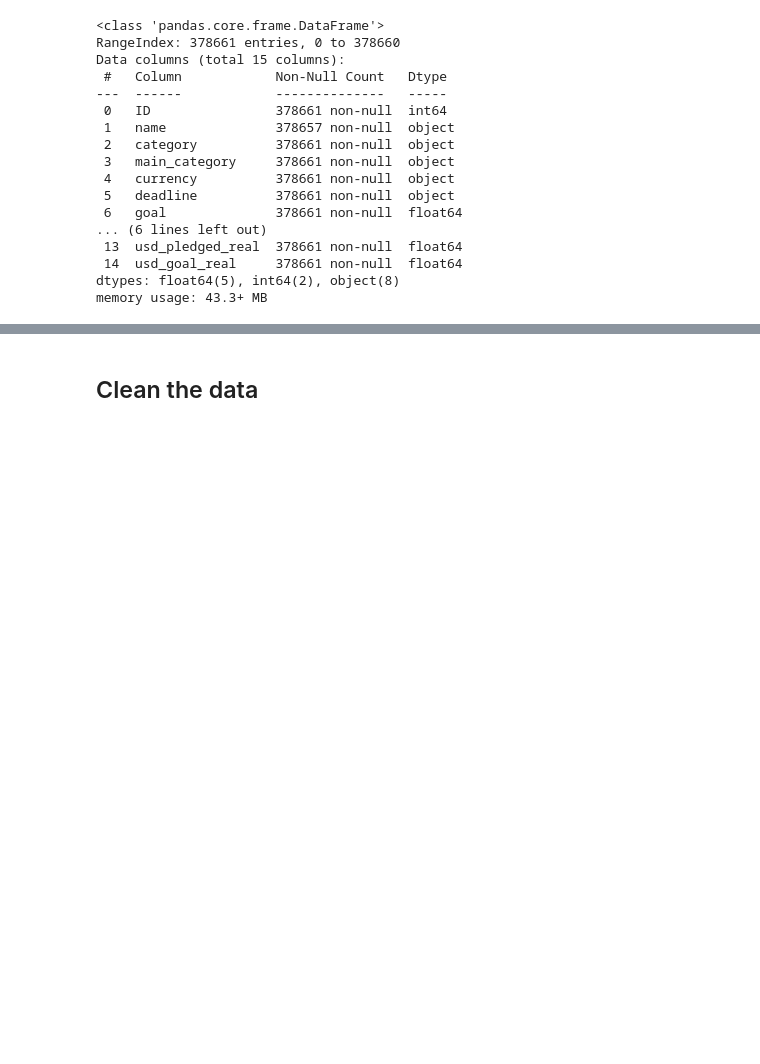
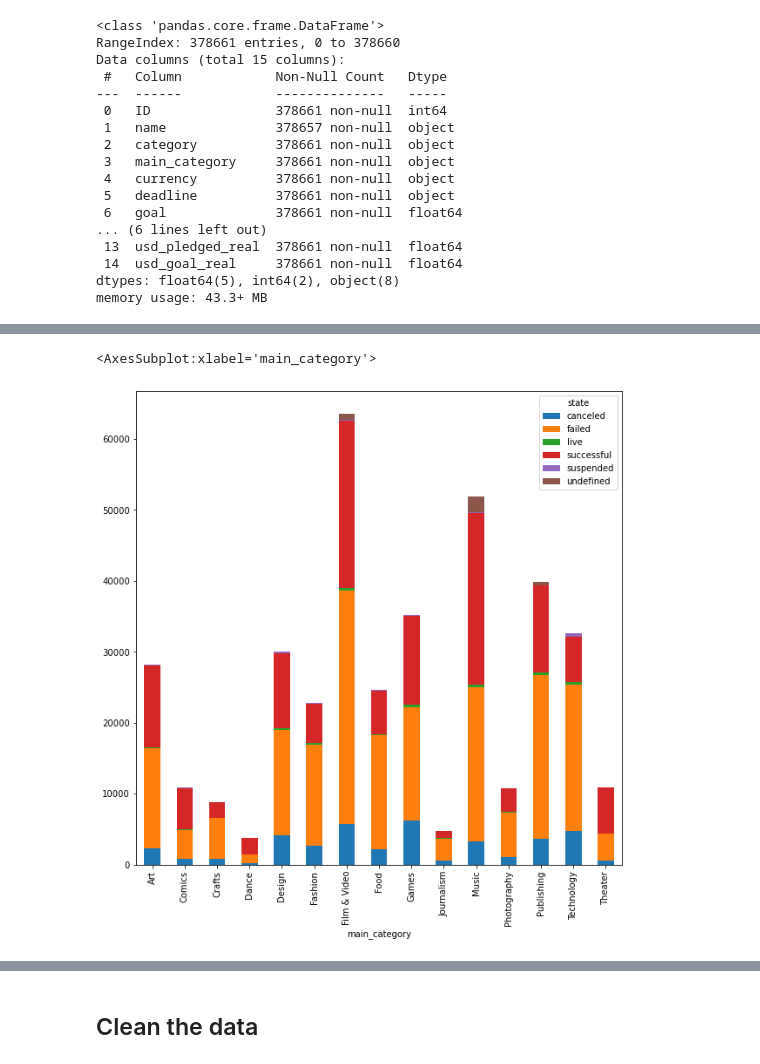
Before and after one commit to calluml333/Udacity-Data-Sciece-Nanodegree, a Jupyter notebook: Project 1/Project 1 Notebook.ipynb, the cells around one changed output, grey strips where cells are left out. Saved outputs shown, nothing was run; the diff lists cells and outputs as text; code cells hidden in the pictures; blank space fills up the shorter version.

```diff
--- a/Project 1/Project 1 Notebook.ipynb
+++ b/Project 1/Project 1 Notebook.ipynb
@@ -60,3 +62,9 @@ df.describe()
 | 50% | 1.075276e+09 | 5.200000e+03 | 6.200000e+02 | 12.000000 | 3.947200e+02 | 6.243300e+02 | 5.500000e+03 |
 | 75% | 1.610149e+09 | 1.600000e+04 | 4.076000e+03 | 56.000000 | 3.034090e+03 | 4.050000e+03 | 1.550000e+04 |
 | max | 2.147476e+09 | 1.000000e+08 | 2.033899e+07 | 219382.000000 | 2.033899e+07 | 2.033899e+07 | 1.663614e+08 |
+# %%
+df_cat_states = df.groupby(['main_category', 'state'])['main_category'].count().unstack('state').fillna(0)
+df_cat_states.plot(kind='bar', stacked=True, figsize=(10,10))
+# %% [output]
+<AxesSubplot:xlabel='main_category'>
+[figure, added]
```
Also changed, not shown: parts of 28 cells of this notebook.
